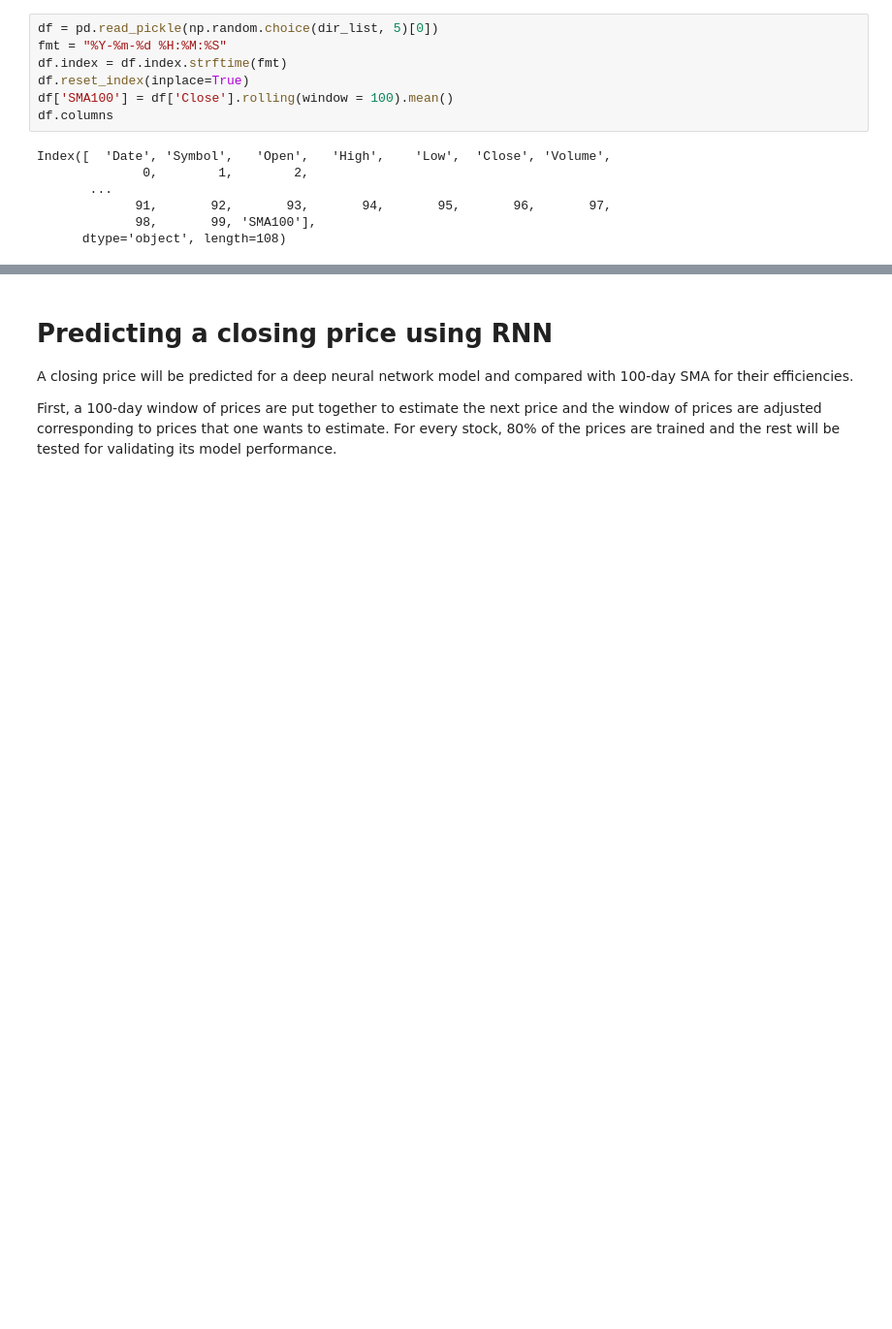
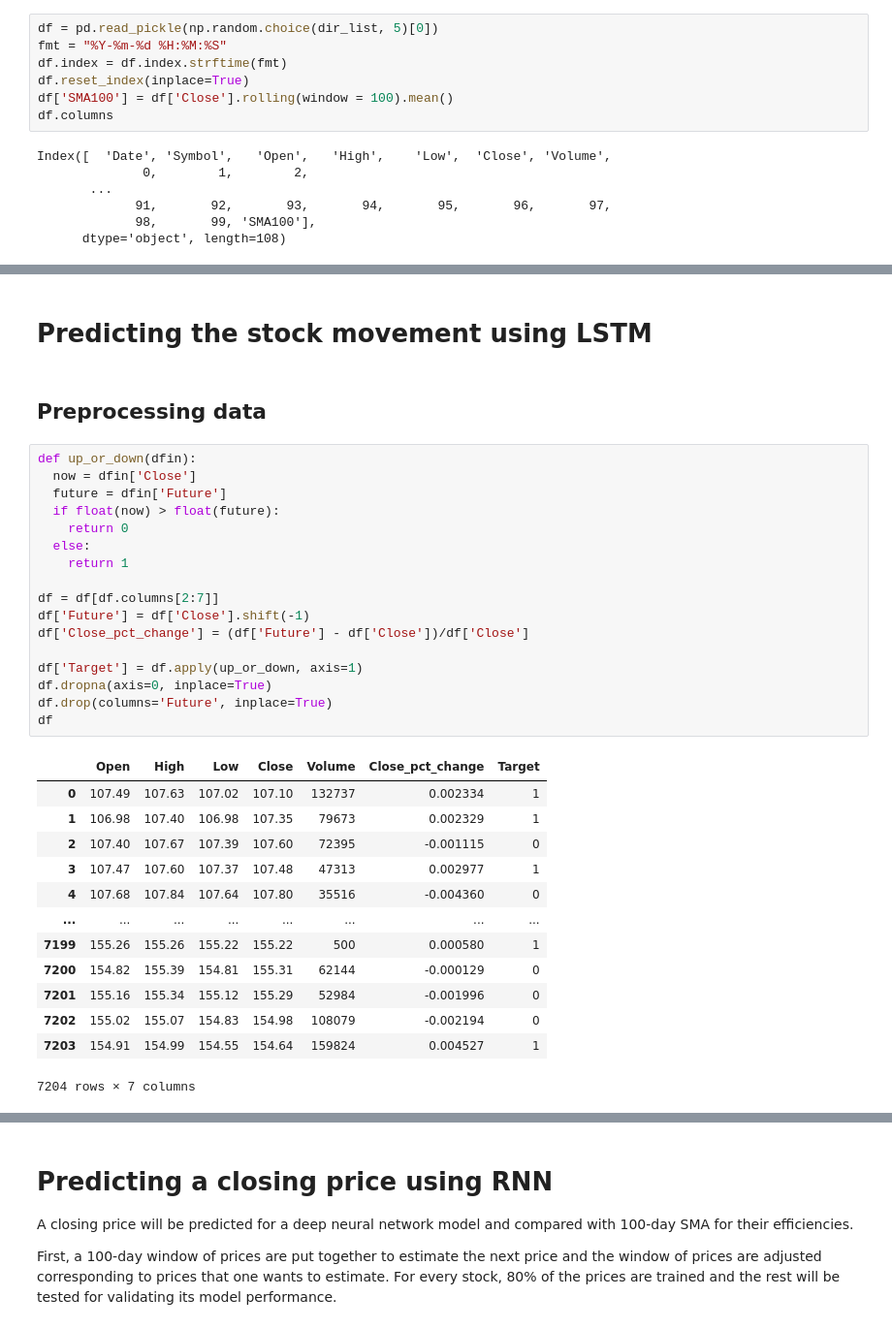
Before and after one commit to JeffJongyoon/Stock-price-prediction, a Jupyter notebook: Model.ipynb, the cells around one changed output, grey strips where cells are left out. Shown at 97% size. Cells and saved outputs as stored; diff of their text form; blank space fills up the shorter version.

```diff
--- a/Model.ipynb
+++ b/Model.ipynb
@@ -57 +63,36 @@ df.head()
 5 rows × 108 columns
+# %% [markdown]
+# Predicting the stock movement using LSTM
+# %% [markdown]
+## Preprocessing data
+# %%
+def up_or_down(dfin):
+  now = dfin['Close']
+  future = dfin['Future']
+  if float(now) > float(future):
+    return 0
+  else:
+    return 1
+
+df = df[df.columns[2:7]]
+df['Future'] = df['Close'].shift(-1)
+df['Close_pct_change'] = (df['Future'] - df['Close'])/df['Close']
+
+df['Target'] = df.apply(up_or_down, axis=1)
+df.dropna(axis=0, inplace=True)
+df.drop(columns='Future', inplace=True)
+df
+# %% [output]
+|  | Open | High | Low | Close | Volume | Close_pct_change | Target |
+| 0 | 107.49 | 107.63 | 107.02 | 107.10 | 132737 | 0.002334 | 1 |
+| 1 | 106.98 | 107.40 | 106.98 | 107.35 | 79673 | 0.002329 | 1 |
+| 2 | 107.40 | 107.67 | 107.39 | 107.60 | 72395 | -0.001115 | 0 |
+| 3 | 107.47 | 107.60 | 107.37 | 107.48 | 47313 | 0.002977 | 1 |
+| 4 | 107.68 | 107.84 | 107.64 | 107.80 | 35516 | -0.004360 | 0 |
+| ... | ... | ... | ... | ... | ... | ... | ... |
+| 7199 | 155.26 | 155.26 | 155.22 | 155.22 | 500 | 0.000580 | 1 |
+| 7200 | 154.82 | 155.39 | 154.81 | 155.31 | 62144 | -0.000129 | 0 |
+| 7201 | 155.16 | 155.34 | 155.12 | 155.29 | 52984 | -0.001996 | 0 |
+| 7202 | 155.02 | 155.07 | 154.83 | 154.98 | 108079 | -0.002194 | 0 |
+| 7203 | 154.91 | 154.99 | 154.55 | 154.64 | 159824 | 0.004527 | 1 |
+7204 rows × 7 columns
```
Also changed, not shown: parts of 11 cells of this notebook.
